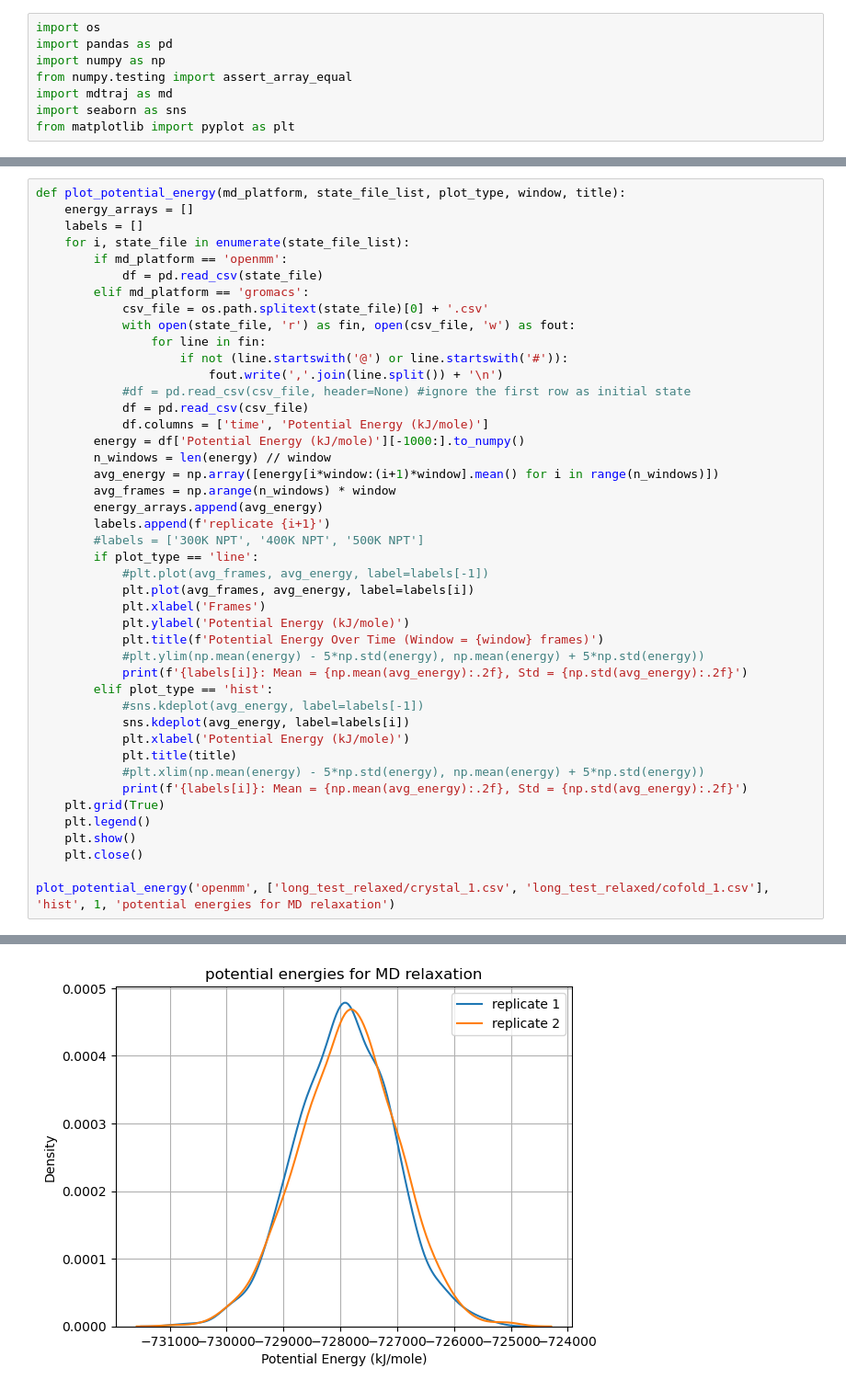
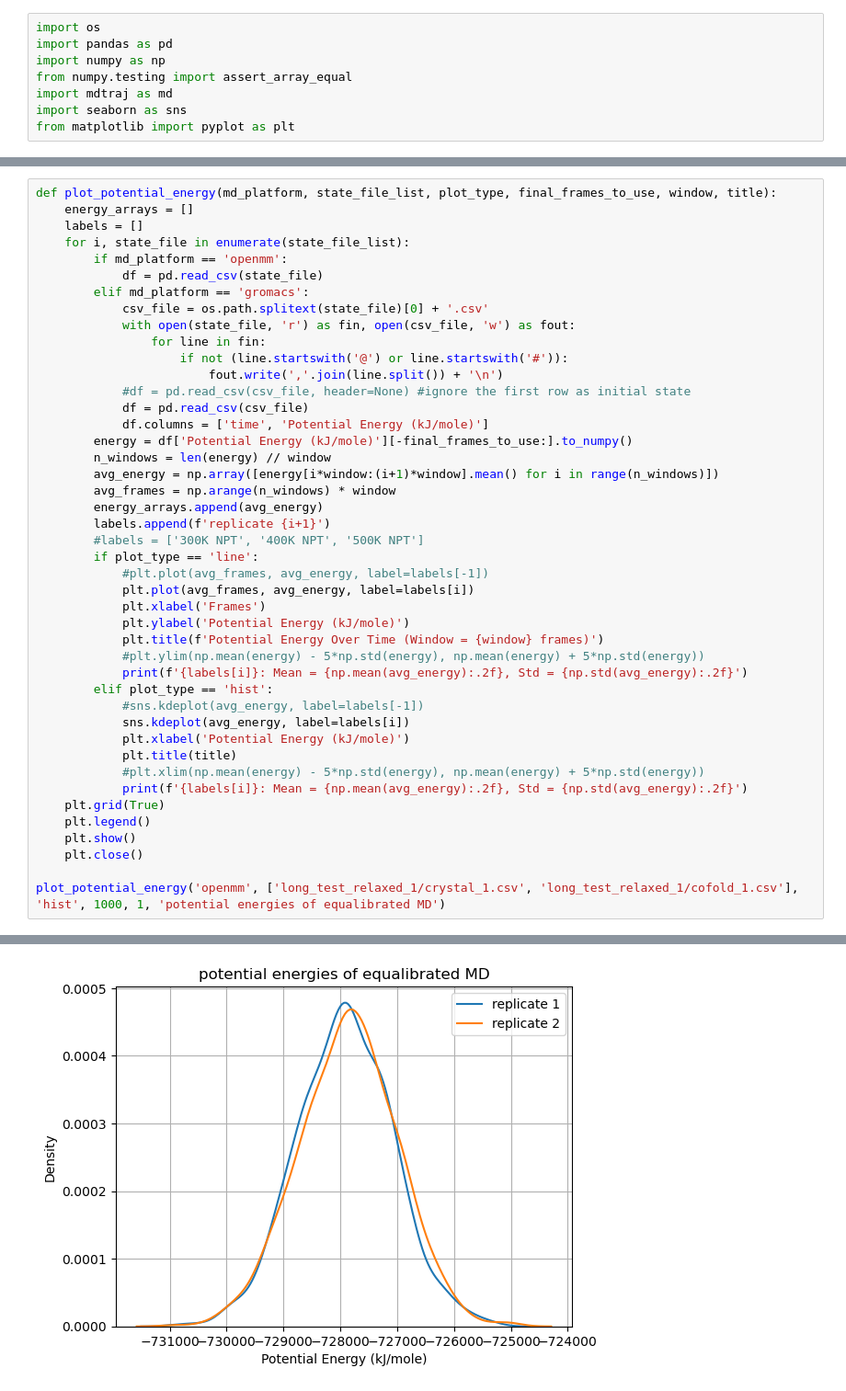
Before and after one commit to HaoLan-compchem/blog_03_12_2025, a Jupyter notebook: ternary_complex/comparable_md/analysis.ipynb, the cells around one changed output, grey strips where cells are left out. Shown at 92% size. Cells and saved outputs as stored; diff of their text form.

```diff
--- a/ternary_complex/comparable_md/analysis.ipynb
+++ b/ternary_complex/comparable_md/analysis.ipynb
@@ -63,5 +81,5 @@ dcdplugin) CHARMM format DCD file (also NAMD 2.1 and later)
 # %%
-def plot_potential_energy(md_platform, state_file_list, plot_type, window, title):
+def plot_potential_energy(md_platform, state_file_list, plot_type, final_frames_to_use, window, title):
     energy_arrays = []
     labels = []
     for i, state_file in enumerate(state_file_list):
@@ -76,35 +94,35 @@ def plot_potential_energy(md_platform, state_file_list, plot_type, window, title
             #df = pd.read_csv(csv_file, header=None) #ignore the first row as initial state
             df = pd.read_csv(csv_file)
             df.columns = ['time', 'Potential Energy (kJ/mole)']
-        energy = df['Potential Energy (kJ/mole)'][-1000:].to_numpy()
+        energy = df['Potential Energy (kJ/mole)'][-final_frames_to_use:].to_numpy()
         n_windows = len(energy) // window
         avg_energy = np.array([energy[i*window:(i+1)*window].mean() for i in range(n_windows)])
         avg_frames = np.arange(n_windows) * window
         energy_arrays.append(avg_energy)
         labels.append(f'replicate {i+1}')
         #labels = ['300K NPT', '400K NPT', '500K NPT']
         if plot_type == 'line':
             #plt.plot(avg_frames, avg_energy, label=labels[-1])
             plt.plot(avg_frames, avg_energy, label=labels[i])
             plt.xlabel('Frames')
             plt.ylabel('Potential Energy (kJ/mole)')
             plt.title(f'Potential Energy Over Time (Window = {window} frames)')
             #plt.ylim(np.mean(energy) - 5*np.std(energy), np.mean(energy) + 5*np.std(energy))
             print(f'{labels[i]}: Mean = {np.mean(avg_energy):.2f}, Std = {np.std(avg_energy):.2f}')
         elif plot_type == 'hist':
             #sns.kdeplot(avg_energy, label=labels[-1])
             sns.kdeplot(avg_energy, label=labels[i])
             plt.xlabel('Potential Energy (kJ/mole)')
             plt.title(title)
             #plt.xlim(np.mean(energy) - 5*np.std(energy), np.mean(energy) + 5*np.std(energy))
             print(f'{labels[i]}: Mean = {np.mean(avg_energy):.2f}, Std = {np.std(avg_energy):.2f}')
     plt.grid(True)
     plt.legend()
     plt.show()
     plt.close()
 
-plot_potential_energy('openmm', ['long_test_relaxed/crystal_1.csv', 'long_test_relaxed/cofold_1.csv'], 'hist', 1, 'potential energies for MD relaxation')
+plot_potential_energy('openmm', ['long_test_relaxed_1/crystal_1.csv', 'long_test_relaxed_1/cofold_1.csv'], 'hist', 1000, 1, 'potential energies of equalibrated MD')
 # %% [output]
 replicate 1: Mean = -727915.98, Std = 837.82
 replicate 2: Mean = -727858.70, Std = 864.14
-[figure, old version]
+[figure, new version]
```
Also changed, not shown: parts of 5 cells of this notebook, 8 other files.
